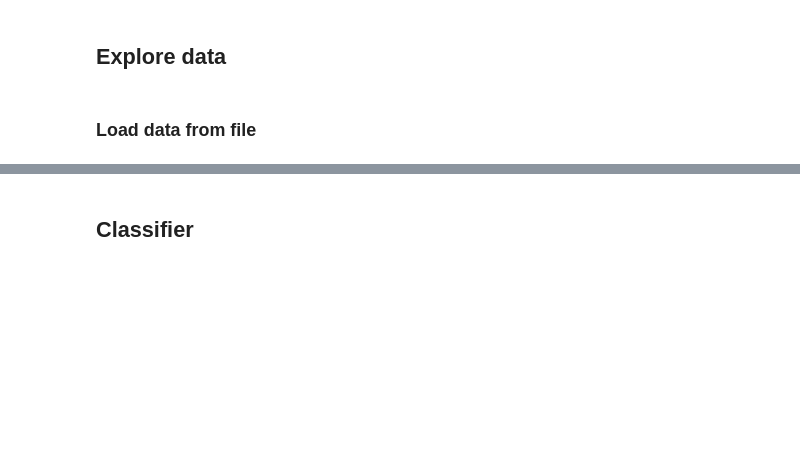
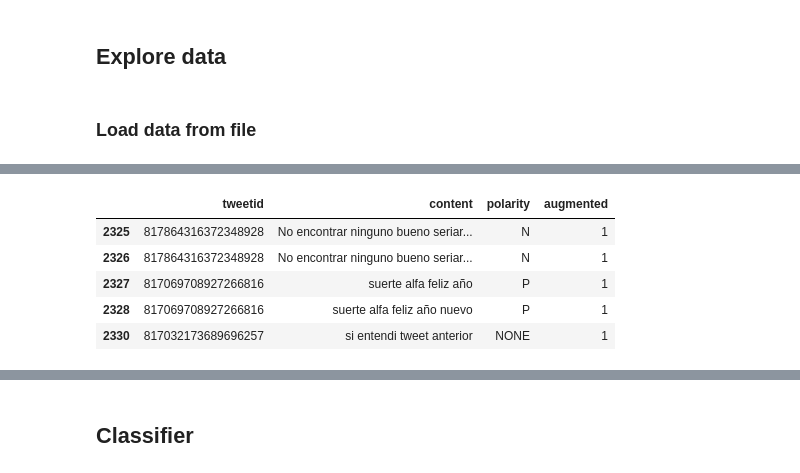
Before and after one commit to yanzheb/TASS-2019, a Jupyter notebook: Explore.ipynb, the cells around one changed output, grey strips where cells are left out. Saved outputs shown, nothing was run; the diff lists cells and outputs as text; code cells hidden in the pictures; blank space fills up the shorter version.

```diff
--- a/Explore.ipynb
+++ b/Explore.ipynb
@@ -147,6 +149,7 @@ def clean_tweet2(tweet: str) -> str:
     """Run a tweet through cleaning pipeline."""
     # List of function
     functions: List[Callable] = [
+                 lower_case,
                  remove_stopwords,
                  stem_tweet
                  ]
@@ -197,5 +192,7 @@ df.to_csv("data/cr/cleaned_augmented_complete.csv")"""
 ### Load data from file
 # %%
 df = pd.read_csv("data/cr/cleaned.csv")
+df['content'] = df['content'].progress_apply(clean_tweet2)
+# df = df.drop_duplicates('content', keep='last')
 # %%
 df.head()
@@ -202,3 +206,12 @@ df.head()
+# %%
+df.tail()
+# %% [output]
+|  | tweetid | content | polarity | augmented |
+| 2325 | 817864316372348928 | No encontrar ninguno bueno seriar... | N | 1 |
+| 2326 | 817864316372348928 | No encontrar ninguno bueno seriar... | N | 1 |
+| 2327 | 817069708927266816 | suerte alfa feliz año | P | 1 |
+| 2328 | 817069708927266816 | suerte alfa feliz año nuevo | P | 1 |
+| 2330 | 817032173689696257 | si entendi tweet anterior | NONE | 1 |
 # %%
 df.info()
 # %%
```
Also changed, not shown: parts of 10 cells of this notebook, 3 other files.
